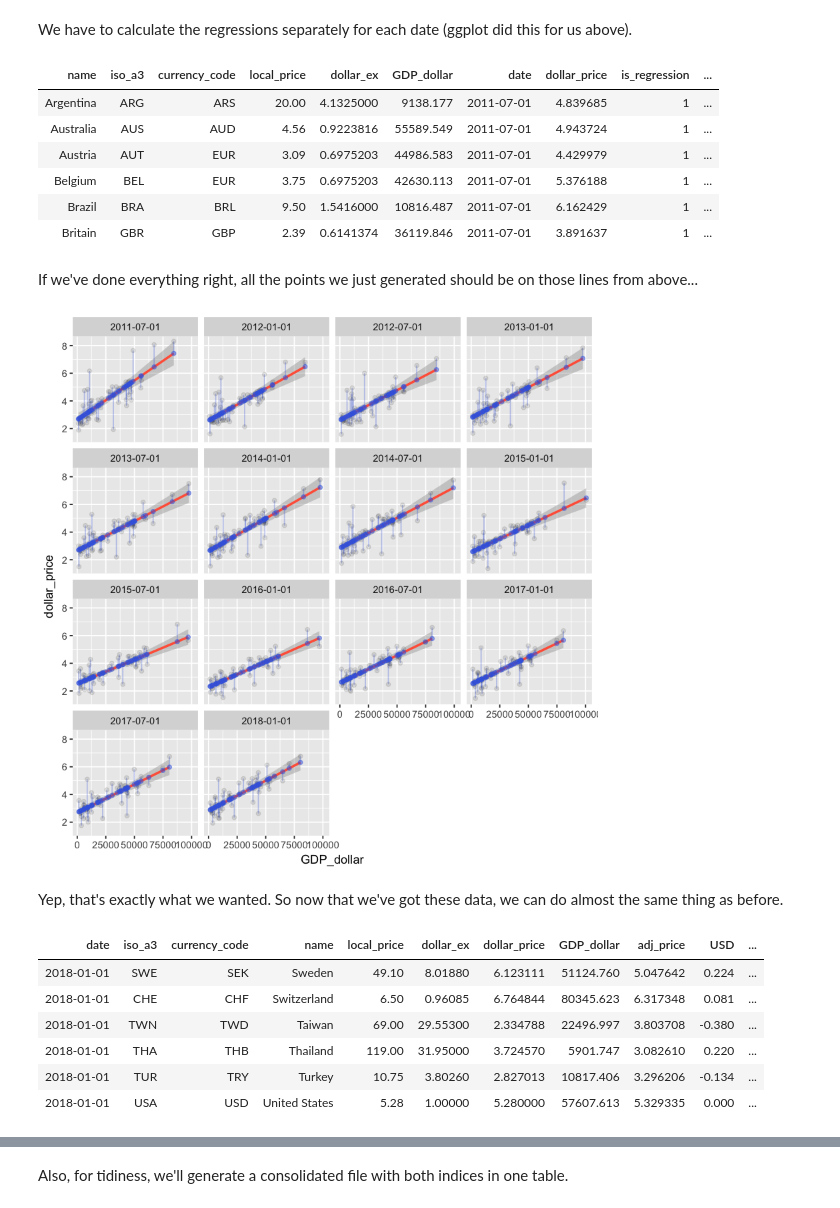
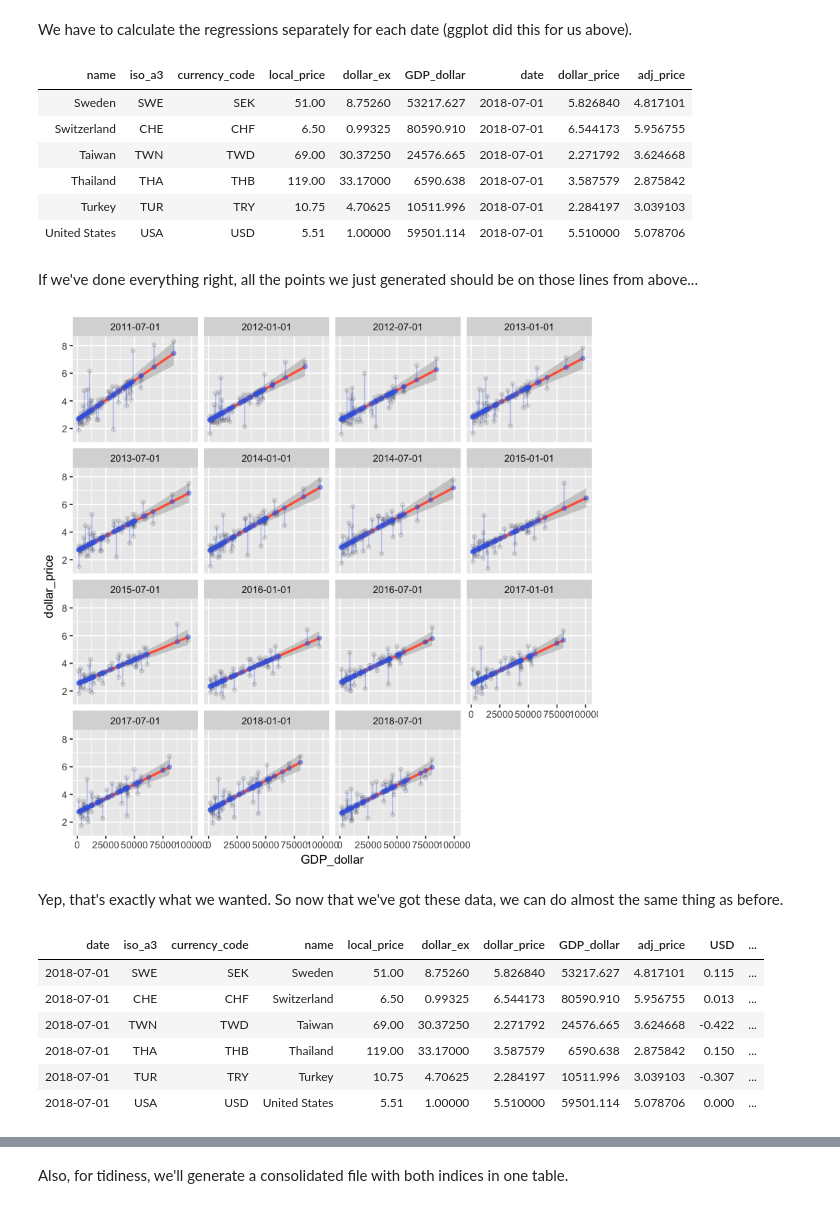
Before and after one commit to TheEconomist/big-mac-data, a Jupyter notebook: Big Mac data generator.ipynb, the cells around one changed output, grey strips where cells are left out. Cells and saved outputs as stored; diff of their text form; code cells hidden in the pictures.

```diff
--- a/Big Mac data generator.ipynb
+++ b/Big Mac data generator.ipynb
@@ -154,6 +153,6 @@ regression_countries = c('ARG', 'AUS', 'BRA', 'GBR', 'CAN', 'CHL', 'CHN', 'CZE',
                          'KOR', 'SWE', 'CHE', 'TWN', 'THA', 'TUR', 'USA', 'COL', 'PAK',
                          'IND', 'AUT', 'BEL', 'NLD', 'FIN', 'FRA', 'DEU', 'IRL', 'ITA',
                          'PRT', 'ESP', 'GRC', 'EST')
-big_mac_gdp_data = big_mac_gdp_data[,is_regression := iso_a3 %in% regression_countries %>% as.numeric]
+big_mac_gdp_data = big_mac_gdp_data[iso_a3 %in% regression_countries]
 head(big_mac_gdp_data)
 # %% [output]
@@ -177,31 +176,31 @@ ggplot(big_mac_gdp_data, aes(x=GDP_dollar, y=dollar_price)) +
 We have to calculate the regressions separately for each date (ggplot did this for us above).
 # %%
 big_mac_gdp_data[,adj_price := lm(dollar_price ~ GDP_dollar) %>% predict,by=date]
-head(big_mac_gdp_data)
+tail(big_mac_gdp_data)
 # %% [output]
-| name | iso_a3 | currency_code | local_price | dollar_ex | GDP_dollar | date | dollar_price | is_regression | ... |
-| Argentina | ARG | ARS | 20.00 | 4.1325000 | 9138.177 | 2011-07-01 | 4.839685 | 1 | ... |
-| Australia | AUS | AUD | 4.56 | 0.9223816 | 55589.549 | 2011-07-01 | 4.943724 | 1 | ... |
-| Austria | AUT | EUR | 3.09 | 0.6975203 | 44986.583 | 2011-07-01 | 4.429979 | 1 | ... |
-| Belgium | BEL | EUR | 3.75 | 0.6975203 | 42630.113 | 2011-07-01 | 5.376188 | 1 | ... |
-| Brazil | BRA | BRL | 9.50 | 1.5416000 | 10816.487 | 2011-07-01 | 6.162429 | 1 | ... |
-| Britain | GBR | GBP | 2.39 | 0.6141374 | 36119.846 | 2011-07-01 | 3.891637 | 1 | ... |
+| name | iso_a3 | currency_code | local_price | dollar_ex | GDP_dollar | date | dollar_price | adj_price |
+| Sweden | SWE | SEK | 51.00 | 8.75260 | 53217.627 | 2018-07-01 | 5.826840 | 4.817101 |
+| Switzerland | CHE | CHF | 6.50 | 0.99325 | 80590.910 | 2018-07-01 | 6.544173 | 5.956755 |
+| Taiwan | TWN | TWD | 69.00 | 30.37250 | 24576.665 | 2018-07-01 | 2.271792 | 3.624668 |
+| Thailand | THA | THB | 119.00 | 33.17000 | 6590.638 | 2018-07-01 | 3.587579 | 2.875842 |
+| Turkey | TUR | TRY | 10.75 | 4.70625 | 10511.996 | 2018-07-01 | 2.284197 | 3.039103 |
+| United States | USA | USD | 5.51 | 1.00000 | 59501.114 | 2018-07-01 | 5.510000 | 5.078706 |
 # %% [markdown]
 If we've done everything right, all the points we just generated should be on those lines from above...
 # %%
 ggplot(big_mac_gdp_data, aes(x=GDP_dollar, y=dollar_price)) +
     facet_wrap(~date) +
-    geom_smooth(aes(weight=is_regression), method = lm, color='tomato') +
+    geom_smooth(method = lm, color='tomato') +
     geom_linerange(aes(ymin=dollar_price, ymax=adj_price), color='royalblue', alpha=0.3) +
     geom_point(alpha=0.1) +
     geom_point(aes(y=adj_price), color='royalblue', alpha=0.5)
 # %% [output]
-[figure, old version]
+[figure, new version]
 # %% [markdown]
 Yep, that's exactly what we wanted. So now that we've got these data, we can do almost the same thing as before.
 # %%
 big_mac_adj_index = big_mac_gdp_data[
-    !is.na(dollar_price) & iso_a3 %in% big_mac_countries
+    !is.na(dollar_price) & iso_a3 %in% regression_countries & iso_a3 %in% big_mac_countries
     ,.(date, iso_a3, currency_code, name, local_price, dollar_ex, dollar_price, GDP_dollar, adj_price)]
 
 for(currency in base_currencies) {
@@ -226,12 +225,12 @@ big_mac_adj_index[, (base_currencies) := round(.SD, 3), .SDcols=base_currencies]
 tail(big_mac_adj_index)
 # %% [output]
 | date | iso_a3 | currency_code | name | local_price | dollar_ex | dollar_price | GDP_dollar | adj_price | USD | ... |
-| 2018-01-01 | SWE | SEK | Sweden | 49.10 | 8.01880 | 6.123111 | 51124.760 | 5.047642 | 0.224 | ... |
-| 2018-01-01 | CHE | CHF | Switzerland | 6.50 | 0.96085 | 6.764844 | 80345.623 | 6.317348 | 0.081 | ... |
-| 2018-01-01 | TWN | TWD | Taiwan | 69.00 | 29.55300 | 2.334788 | 22496.997 | 3.803708 | -0.380 | ... |
-| 2018-01-01 | THA | THB | Thailand | 119.00 | 31.95000 | 3.724570 | 5901.747 | 3.082610 | 0.220 | ... |
-| 2018-01-01 | TUR | TRY | Turkey | 10.75 | 3.80260 | 2.827013 | 10817.406 | 3.296206 | -0.134 | ... |
-| 2018-01-01 | USA | USD | United States | 5.28 | 1.00000 | 5.280000 | 57607.613 | 5.329335 | 0.000 | ... |
+| 2018-07-01 | SWE | SEK | Sweden | 51.00 | 8.75260 | 5.826840 | 53217.627 | 4.817101 | 0.115 | ... |
+| 2018-07-01 | CHE | CHF | Switzerland | 6.50 | 0.99325 | 6.544173 | 80590.910 | 5.956755 | 0.013 | ... |
+| 2018-07-01 | TWN | TWD | Taiwan | 69.00 | 30.37250 | 2.271792 | 24576.665 | 3.624668 | -0.422 | ... |
+| 2018-07-01 | THA | THB | Thailand | 119.00 | 33.17000 | 3.587579 | 6590.638 | 2.875842 | 0.150 | ... |
+| 2018-07-01 | TUR | TRY | Turkey | 10.75 | 4.70625 | 2.284197 | 10511.996 | 3.039103 | -0.307 | ... |
+| 2018-07-01 | USA | USD | United States | 5.51 | 1.00000 | 5.510000 | 59501.114 | 5.078706 | 0.000 | ... |
 # %%
 to_plot = big_mac_adj_index[date == latest_date]
 to_plot$name = factor(to_plot$name, levels=to_plot$name[order(to_plot$USD)])
```
Also changed, not shown: parts of 11 cells of this notebook, 7 other files.
